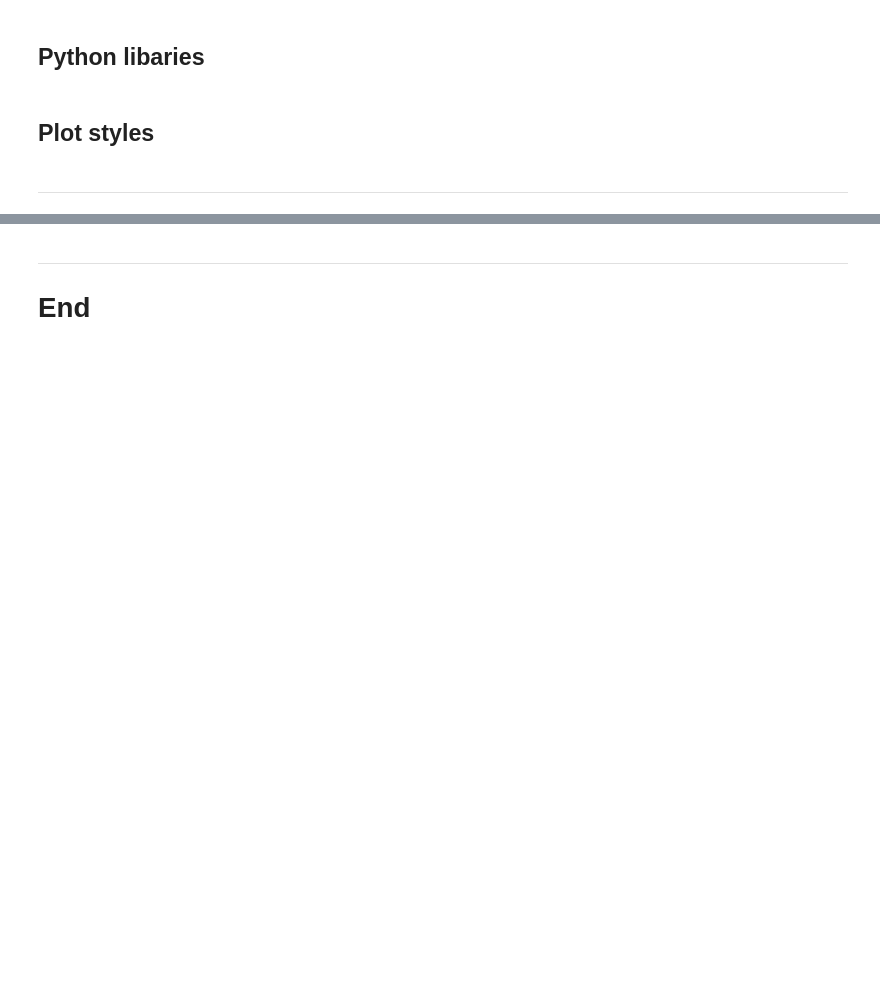
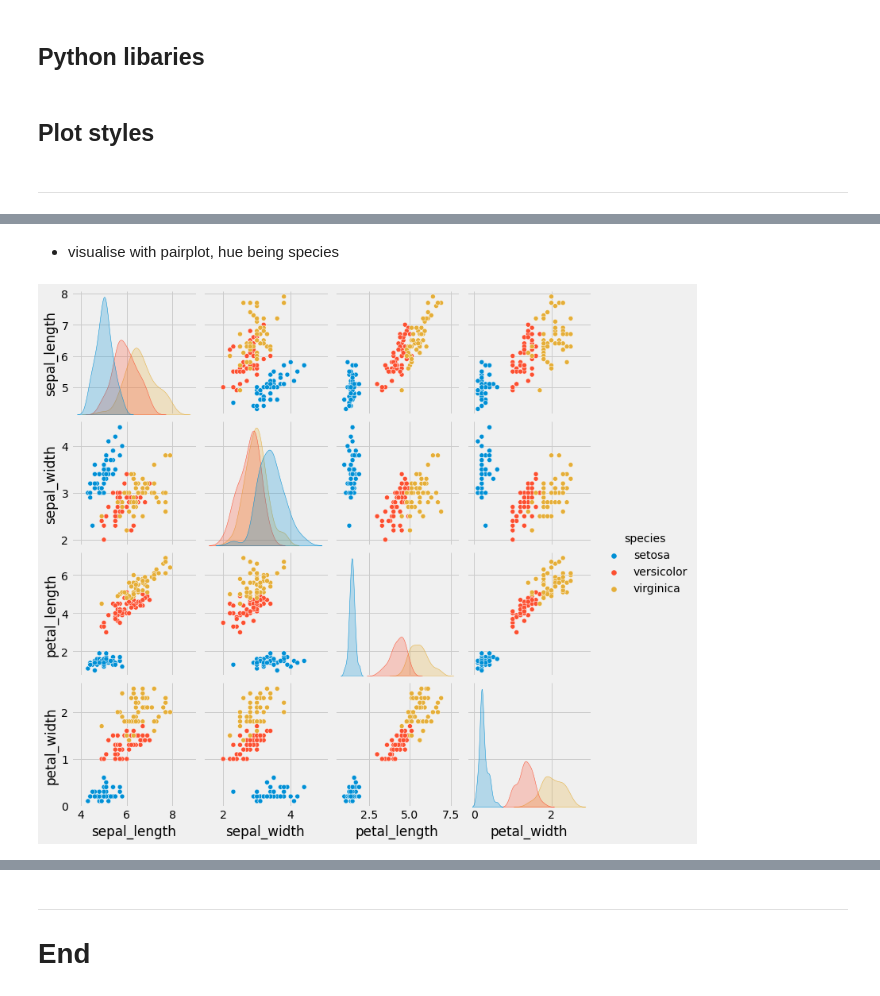
Before and after one commit to conor1982/ML_and_Stats_Assessment, a Jupyter notebook: scikit-learn.ipynb, the cells around one changed output, grey strips where cells are left out. Cells and saved outputs as stored; diff of their text form; code cells hidden in the pictures; blank space fills up the shorter version.

```diff
--- a/scikit-learn.ipynb
+++ b/scikit-learn.ipynb
@@ -20,0 +222,4 @@ plt.rcParams['figure.figsize'] = [12, 6]
+# %%
+#load iris dataset
+df = pd.read_csv("https://raw.githubusercontent.com/ianmcloughlin/datasets/master/iris.csv")
+df.head(10)
@@ -20,0 +238,6 @@ plt.rcParams['figure.figsize'] = [12, 6]
+# %% [markdown]
+* visualise with pairplot, hue being species
+# %%
+sns.pairplot(df,hue="species");
+# %% [output]
+[figure, added]
```
Also changed, not shown: parts of 63 cells of this notebook.
